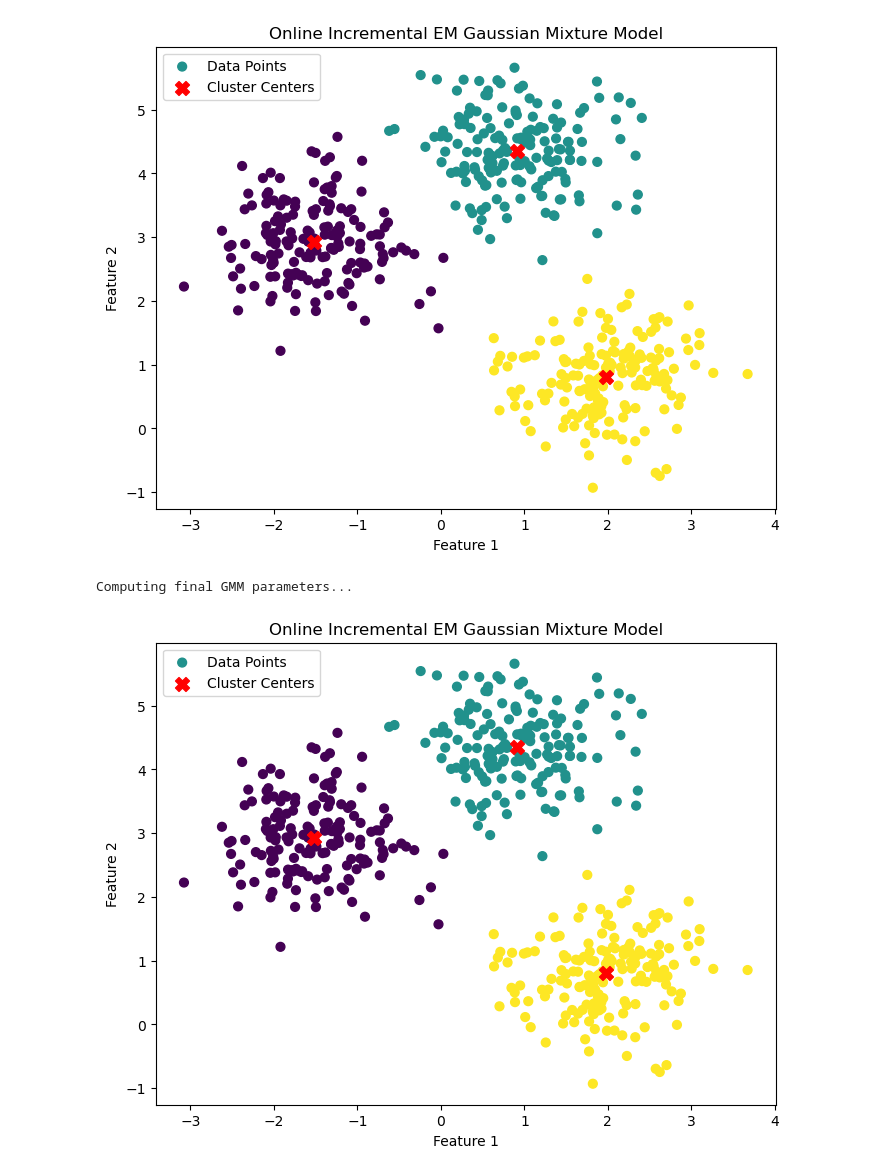
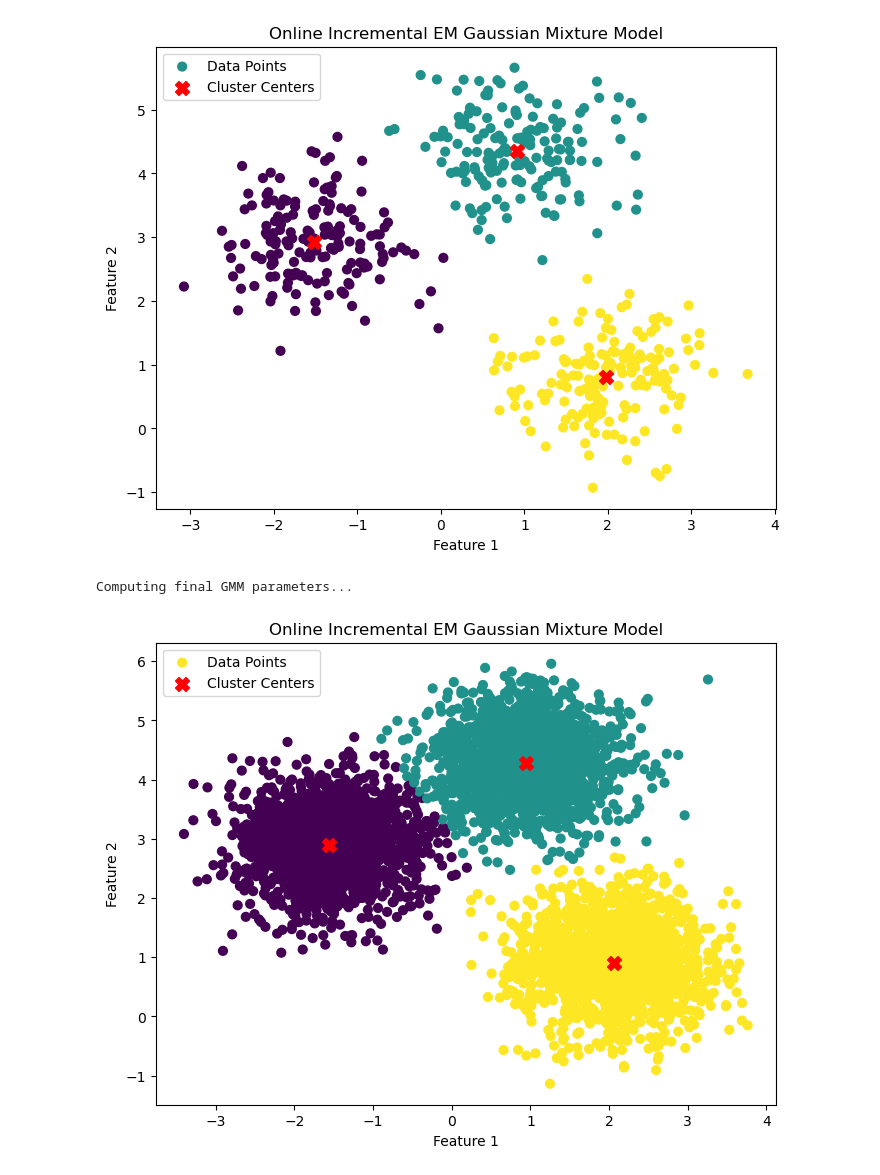
Before and after one commit to arnifreyrm/Online-GMM, a Jupyter notebook: incremental_EM.ipynb, the cells around one changed output. Drawn from its saved outputs; the diff is of its cells as text; code cells hidden in the pictures.

```diff
--- a/incremental_EM.ipynb
+++ b/incremental_EM.ipynb
@@ -271,7 +271,10 @@ def compute_responsibilities(x, pi, mu, sigma):
     for k in range(K):
         diff = x - mu[k]
         exponent = -0.5 * np.dot(diff.T, np.linalg.solve(sigma[k], diff))
+        exponent = np.clip(exponent, -50, 50)  # Avoid overflow/underflow
+        # print(f"diff: {diff}, sigma: {sigma[k]}, exponent: {exponent}")
         responsibilities[k] = pi[k] * np.exp(exponent) / np.sqrt(np.linalg.det(sigma[k]) * (2 * np.pi) ** len(x))
+
     responsibilities /= np.sum(responsibilities)
     return responsibilities
 
@@ -327,32 +330,32 @@ def online_incremental_em_gmm(X, n_components=3, T=10, random_state=None):
     return pi, mu_k, sigma_k
 
 if __name__ == "__main__":
     # Generate synthetic data
-    X, y_true = make_blobs(n_samples=500, centers=3, cluster_std=0.60, random_state=0)
+    X, y_true = make_blobs(n_samples=5000, centers=3, cluster_std=0.60, random_state=0)
 
     # Run Online Incremental EM
     n_components = 3
     T = 25
     random_state = 42
     pi, mu_k, sigma_k = online_incremental_em_gmm(X, n_components=n_components, T=T, random_state=random_state)
 
     # Assign clusters based on final responsibilities
     K = n_components
     labels = np.zeros(X.shape[0], dtype=int)
     for i in range(X.shape[0]):
         x_i = X[i]
         probs = compute_responsibilities(x_i, pi, mu_k, sigma_k)
         labels[i] = np.argmax(probs)
 
     # Plot the results
     plt.figure(figsize=(8, 6))
     plt.scatter(X[:, 0], X[:, 1], c=labels, s=40, cmap='viridis', label='Data Points')
     plt.scatter(mu_k[:, 0], mu_k[:, 1], c='red', s=100, marker='X', label='Cluster Centers')
     plt.title('Online Incremental EM Gaussian Mixture Model')
     plt.xlabel('Feature 1')
     plt.ylabel('Feature 2')
     plt.legend()
     plt.show()
 # %% [output]
 Computing final GMM parameters...
-[figure, old version]
+[figure, new version]
```
Also changed, not shown: parts of 1 cell of this notebook, 1 other file.
